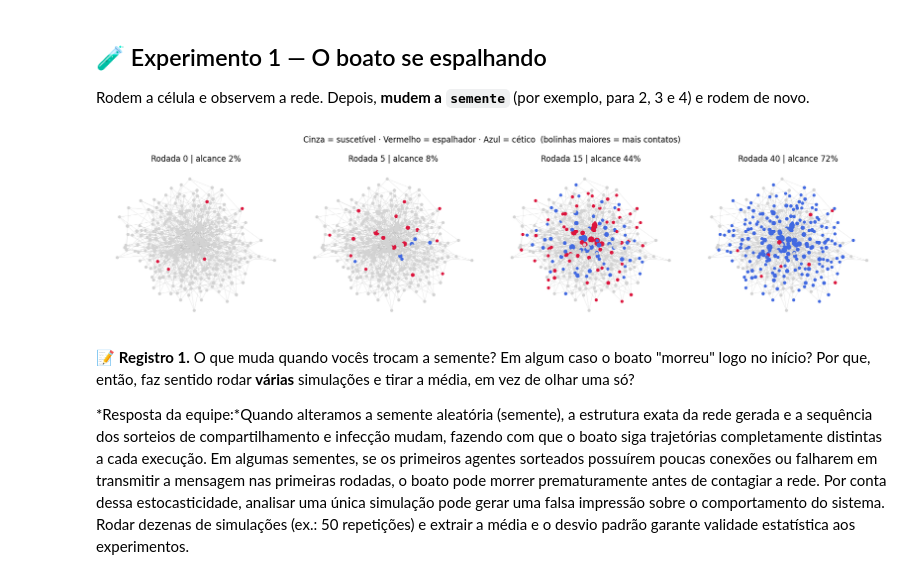
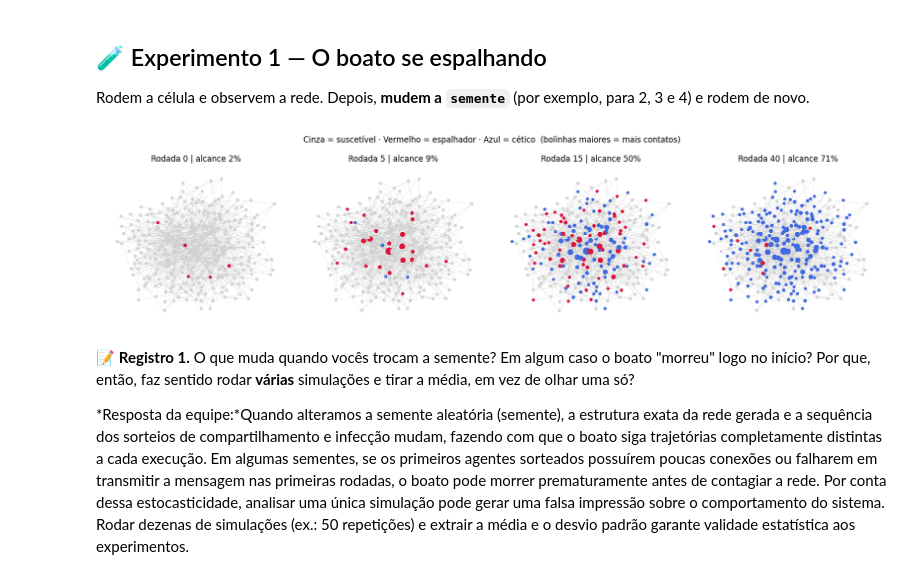
Before and after one commit to elitonbulcao-boop/lista-de-exercicios-parcial-N2, a Jupyter notebook: boatos_em_rede_ALUNO.ipynb, the cells around one changed output. Drawn from its saved outputs; the diff is of its cells as text; code cells hidden in the pictures.

```diff
--- a/boatos_em_rede_ALUNO.ipynb
+++ b/boatos_em_rede_ALUNO.ipynb
@@ -350,9 +350,9 @@ Ferramentas carregadas ✅
 ## 🧪 Experimento 1 — O boato se espalhando
 Rodem a célula e observem a rede. Depois, **mudem a `semente`** (por exemplo, para 2, 3 e 4) e rodem de novo.
 # %%
-mostrar_evolucao({"tipo_rede": "sem_escala"}, semente=20)
+mostrar_evolucao({"tipo_rede": "sem_escala"}, semente=4)
 # %% [output]
-[figure, old version]
+[figure, new version]
 # %% [markdown]
 📝 **Registro 1.** O que muda quando vocês trocam a semente? Em algum caso o boato "morreu" logo no início? Por que, então, faz sentido rodar **várias** simulações e tirar a média, em vez de olhar uma só?
 
```
Also changed, not shown: parts of 19 cells of this notebook.
